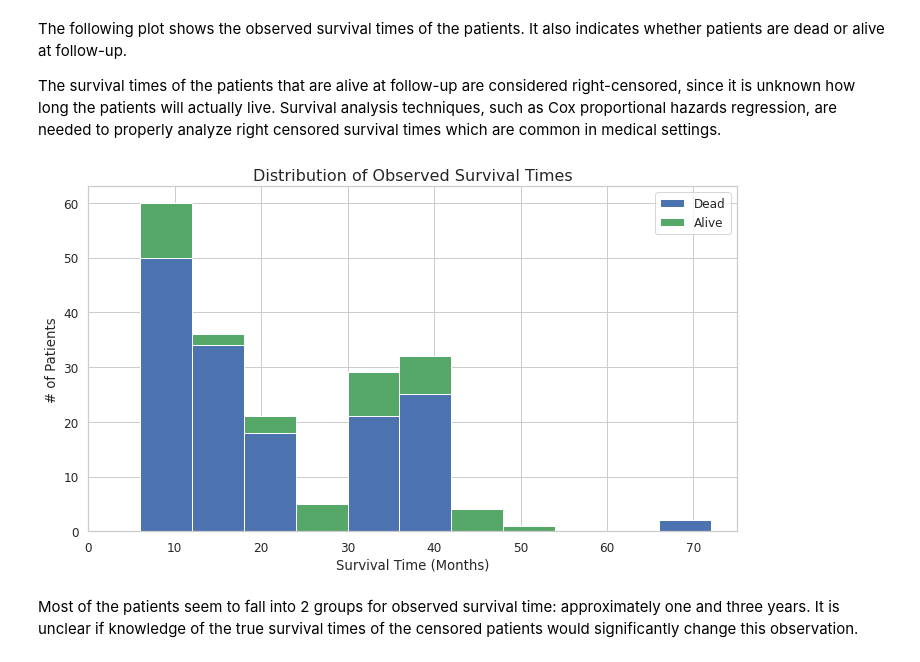
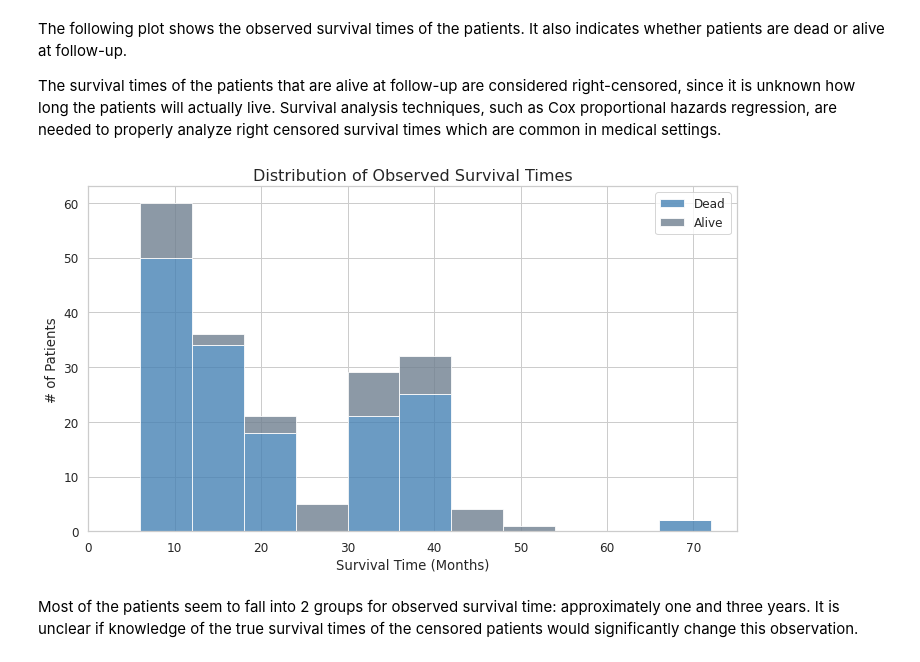
Before and after one commit to joe-aquino/survival_analysis, a Jupyter notebook: Survival_Model_NSC_Lung_Cancer.ipynb, the cells around one changed output. Saved outputs shown, nothing was run; the diff lists cells and outputs as text; code cells hidden in the pictures.

```diff
--- a/Survival_Model_NSC_Lung_Cancer.ipynb
+++ b/Survival_Model_NSC_Lung_Cancer.ipynb
@@ -313,16 +314,17 @@ The survival times of the patients that are alive at follow-up are considered ri
 # %%
 x = df_c[df_c.Outcome == 1]['Survival.Months']
 y = df_c[df_c.Outcome == 0]['Survival.Months']
 plt.figure(figsize=(10, 6))
-plt.hist([x, y], bins=np.arange(0, 73, 6), stacked=True, color=['b', 'g'], label=['Dead', 'Alive'])
+plt.hist([x, y], bins=np.arange(0, 73, 6), stacked=True, color=['steelblue', 'slategrey'], label=['Dead', 'Alive'],
+         alpha=.8)
 plt.legend()
 plt.xlabel('Survival Time (Months)')
 plt.ylabel('# of Patients')
 plt.xlim(0, 75)
 plt.title('Distribution of Observed Survival Times', fontsize=16)
 plt.tight_layout()
 # %% [output]
-[figure, old version]
+[figure, new version]
 # %% [markdown]
 Most of the patients seem to fall into 2 groups for observed survival time: approximately one and three years. It is unclear if knowledge of the true survival times of the censored patients would significantly change this observation.
 <br/>
```
Also changed, not shown: parts of 8 cells of this notebook, 1 other file.
